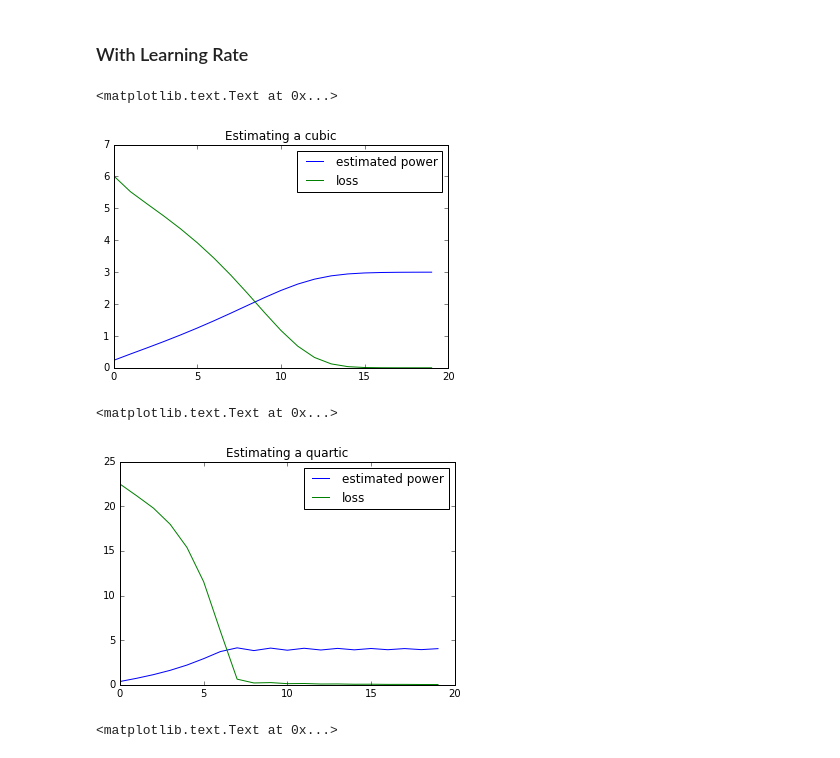
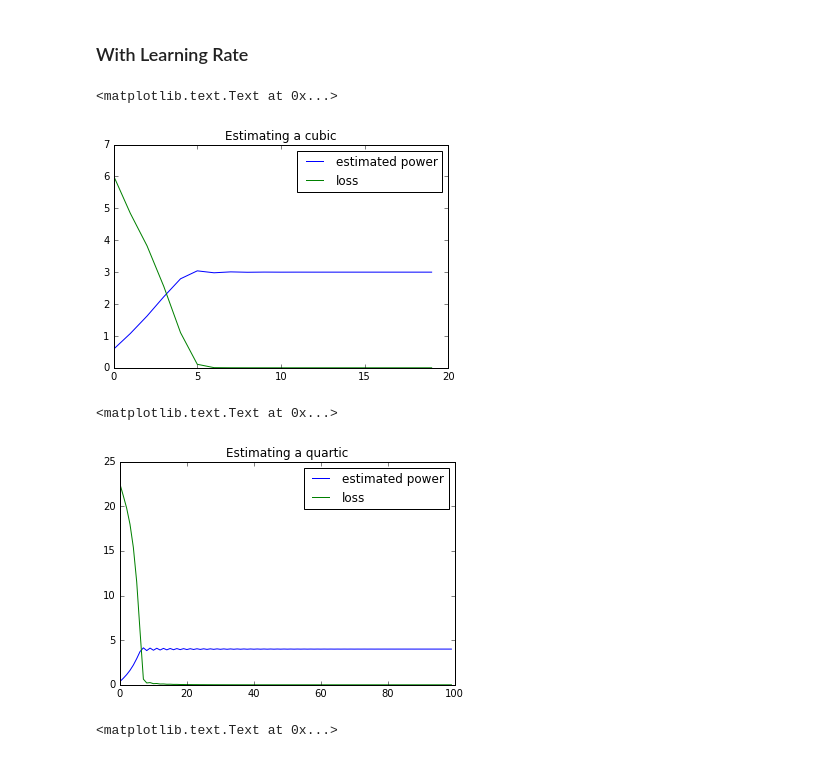
Before and after one commit to neuroailab/psych253, a Jupyter notebook: Lecture9.ipynb, the cells around one changed output. Drawn from its saved outputs; the diff is of its cells as text; code cells hidden in the pictures.

```diff
--- a/Lecture9.ipynb
+++ b/Lecture9.ipynb
@@ -316,7 +316,7 @@ data_dict = {x: xval, y:yval}
 losses, powers, grads = gradient_descent(loss=power_loss,
                                          target=power,
                                          initial_guess=0,
-                                         learning_rate=.1,
+                                         learning_rate=.25,
                                          training_data=data_dict,
                                          num_iterations=20)
 plt.plot(powers, label='estimated power')
@@ -327,26 +327,26 @@ plt.title('Estimating a cubic')
 #ok -- now the result stably converges!
 # %% [output]
 <matplotlib.text.Text at 0x...>
-[figure, old version]
+[figure, new version]
 # %%
 #and also for a higher power ....
 xval = np.arange(0, 2, .01)
 yval = np.arange(0, 2, .01)**4
 data_dict = {x: xval, y:yval}
 
 losses, powers, grads = gradient_descent(loss=power_loss,
                                          target=power,
                                          initial_guess=0,
                                          learning_rate=0.1,
                                          training_data=data_dict,
-                                         num_iterations=20)
+                                         num_iterations=100)
 plt.plot(powers, label='estimated power')
 plt.plot(losses, label='loss')
 plt.legend(loc='upper right')
 plt.title('Estimating a quartic')
 # %% [output]
 <matplotlib.text.Text at 0x...>
-[figure, old version]
+[figure, new version]
 # %%
 #what about when the data is actually not of the right form?
 
```
Also changed, not shown: parts of 12 cells of this notebook.
